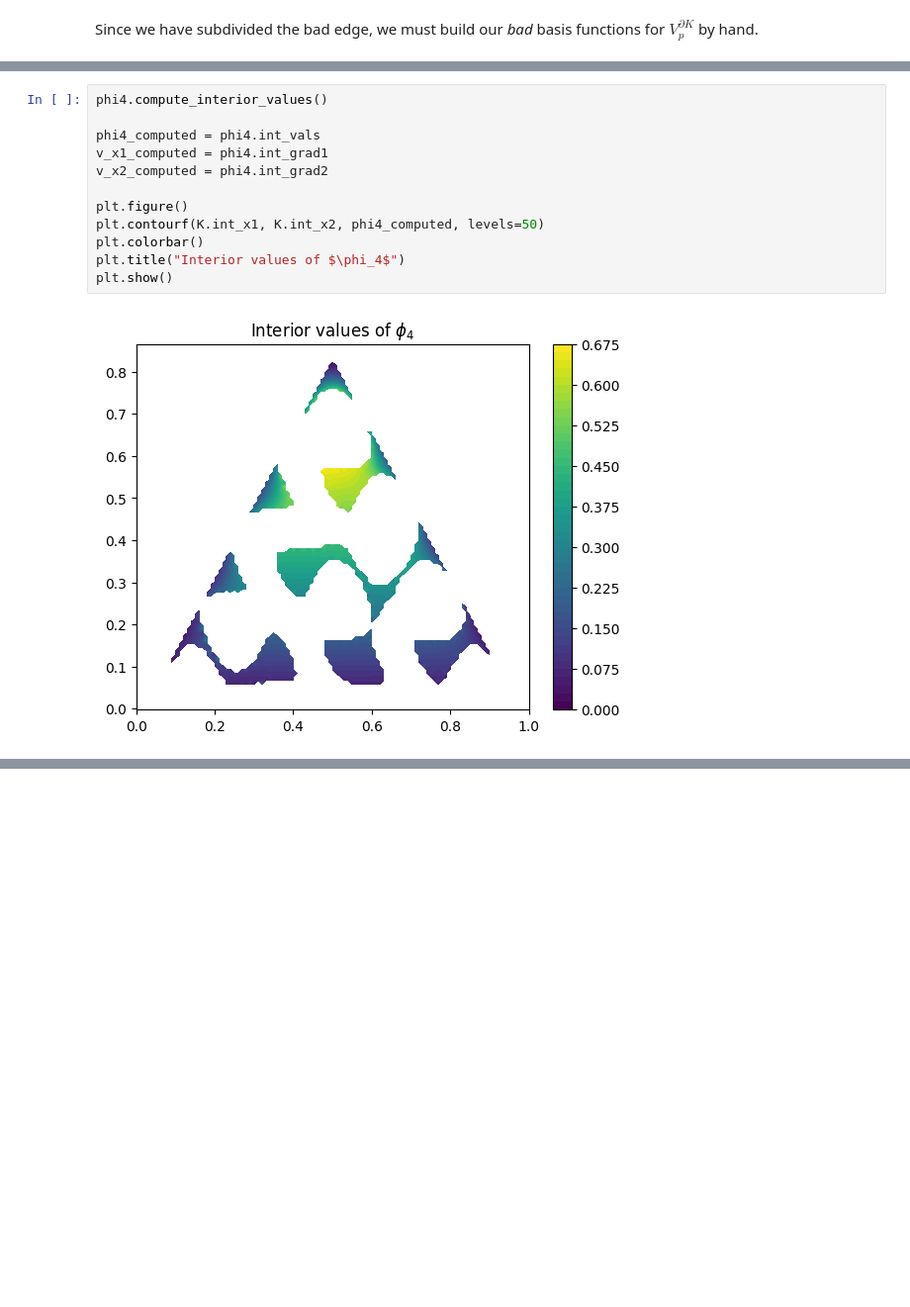
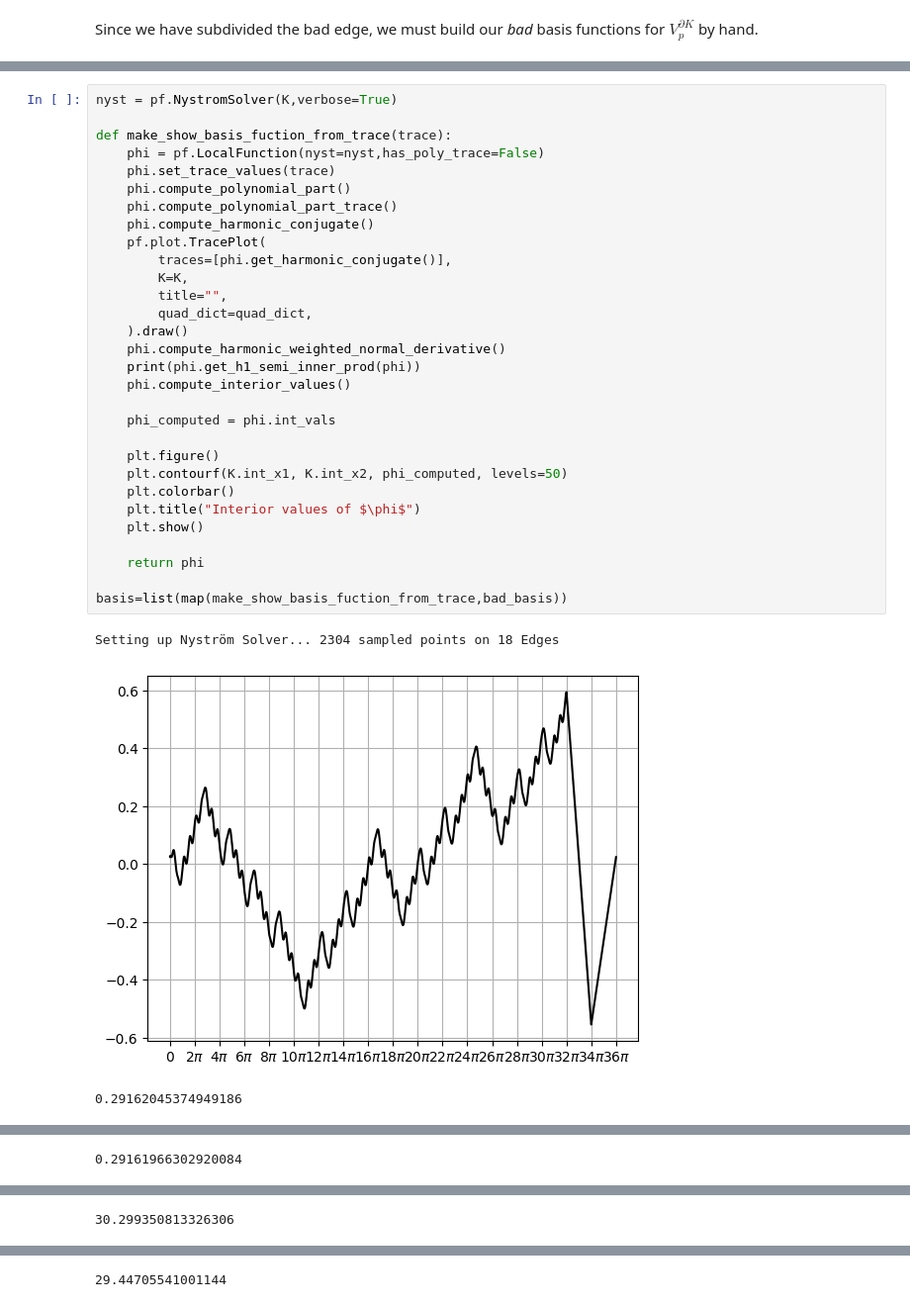
Before and after one commit to samreynoldsmath/PuncturedFEM, a Jupyter notebook: examples/Spacefilling.ipynb, the cells around one changed output, grey strips where cells are left out. Shown: that part at 99% size. Drawn from its saved outputs; the diff is of its cells as text; blank space fills up the shorter version.

Commit message:
fixed the third basis function and computed eigenvalues

```diff
--- a/examples/Spacefilling.ipynb
+++ b/examples/Spacefilling.ipynb
@@ -123,14 +113,34 @@ Setting up Nyström Solver... 768 sampled points on 6 Edges
-# %%
-phi4.compute_interior_values()
-
-phi4_computed = phi4.int_vals
-v_x1_computed = phi4.int_grad1
-v_x2_computed = phi4.int_grad2
-
-plt.figure()
-plt.contourf(K.int_x1, K.int_x2, phi4_computed, levels=50)
-plt.colorbar()
-plt.title("Interior values of $\phi_4$")
-plt.show()
-# %% [output]
-[figure, removed]
+# %%
+nyst = pf.NystromSolver(K,verbose=True)
+
+def make_show_basis_fuction_from_trace(trace):
+    phi = pf.LocalFunction(nyst=nyst,has_poly_trace=False)
+    phi.set_trace_values(trace)
+    phi.compute_polynomial_part()
+    phi.compute_polynomial_part_trace()
+    phi.compute_harmonic_conjugate()
+    pf.plot.TracePlot(
+        traces=[phi.get_harmonic_conjugate()],
+        K=K,
+        title="",
+        quad_dict=quad_dict,
+    ).draw()
+    phi.compute_harmonic_weighted_normal_derivative()
+    print(phi.get_h1_semi_inner_prod(phi))
+    phi.compute_interior_values()
+
+    phi_computed = phi.int_vals
+
+    plt.figure()
+    plt.contourf(K.int_x1, K.int_x2, phi_computed, levels=50)
+    plt.colorbar()
+    plt.title("Interior values of $\phi$")
+    plt.show()
+
+    return phi
+
+basis=list(map(make_show_basis_fuction_from_trace,bad_basis))
+# %% [output]
+Setting up Nyström Solver... 2304 sampled points on 18 Edges
+[figure, added]
+0.29162045374949186
@@ -136,0 +149 @@ plt.show()
+0.29161966302920084
@@ -136,0 +152 @@ plt.show()
+30.299350813326306
@@ -136,0 +155 @@ plt.show()
+29.44705541001144
```
Also changed, not shown: parts of 5 cells of this notebook.
